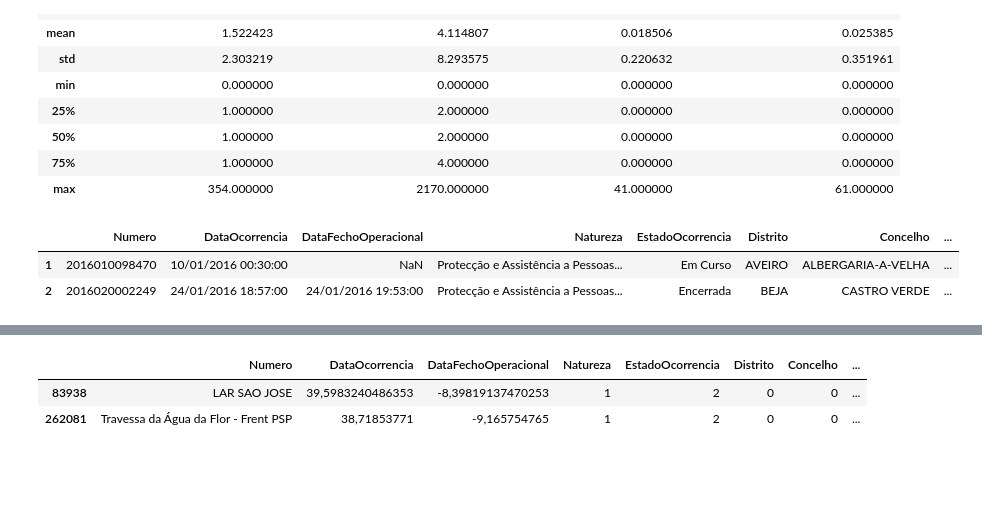
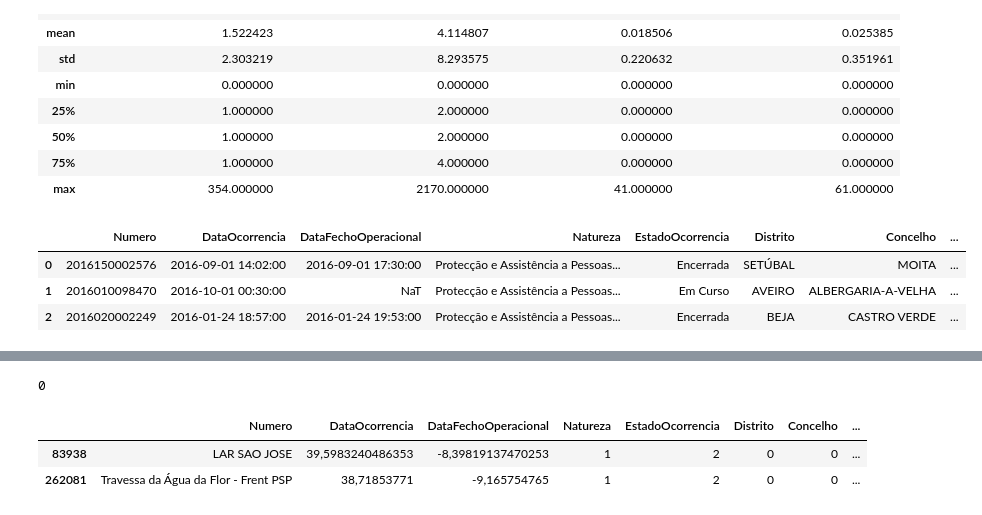
Before and after one commit to lmcosta98/FinalProject_FCD, a Jupyter notebook: fdc_final_proj.ipynb, the cells around one changed output, grey strips where cells are left out. Saved outputs shown, nothing was run; the diff lists cells and outputs as text; code cells hidden in the pictures; blank space fills up the shorter version.

Commit message:
Some data cleaning and transformations

```diff
--- a/fdc_final_proj.ipynb
+++ b/fdc_final_proj.ipynb
@@ -39,11 +46,12 @@ data.describe()
 | 75% | 1.000000 | 4.000000 | 0.000000 | 0.000000 |
 | max | 354.000000 | 2170.000000 | 41.000000 | 61.000000 |
 # %%
-data[1:3]
+data.head(3)
 # %% [output]
 |  | Numero | DataOcorrencia | DataFechoOperacional | Natureza | EstadoOcorrencia | Distrito | Concelho | ... |
-| 1 | 2016010098470 | 10/01/2016 00:30:00 | NaN | Protecção e Assistência a Pessoas... | Em Curso | AVEIRO | ALBERGARIA-A-VELHA | ... |
-| 2 | 2016020002249 | 24/01/2016 18:57:00 | 24/01/2016 19:53:00 | Protecção e Assistência a Pessoas... | Encerrada | BEJA | CASTRO VERDE | ... |
+| 0 | 2016150002576 | 2016-09-01 14:02:00 | 2016-09-01 17:30:00 | Protecção e Assistência a Pessoas... | Encerrada | SETÚBAL | MOITA | ... |
+| 1 | 2016010098470 | 2016-10-01 00:30:00 | NaT | Protecção e Assistência a Pessoas... | Em Curso | AVEIRO | ALBERGARIA-A-VELHA | ... |
+| 2 | 2016020002249 | 2016-01-24 18:57:00 | 2016-01-24 19:53:00 | Protecção e Assistência a Pessoas... | Encerrada | BEJA | CASTRO VERDE | ... |
 # %%
 #Número de ocorencias por distrito
 
@@ -66,6 +74,10 @@ PORTALEGRE          11550
 ÉVORA               10406
 0                       2
 dtype: int64
+# %%
+data.Distrito.isna().sum()
+# %% [output]
+0
 # %%
 data[data['Distrito'] == '0']
 # %% [output]
```
Also changed, not shown: parts of 18 cells of this notebook.
